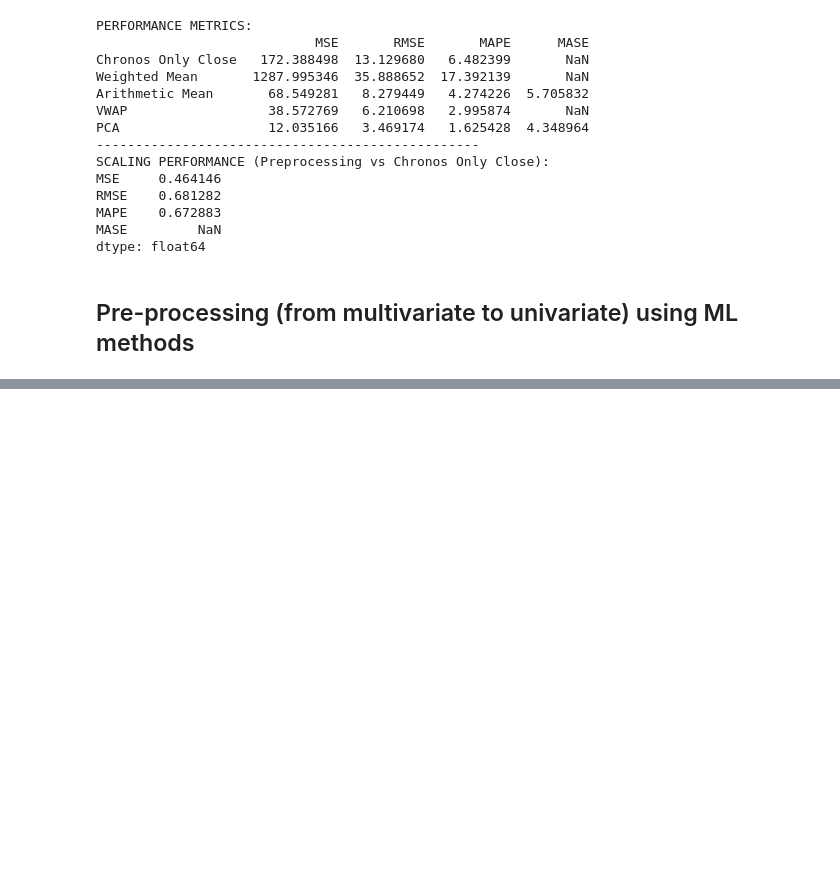
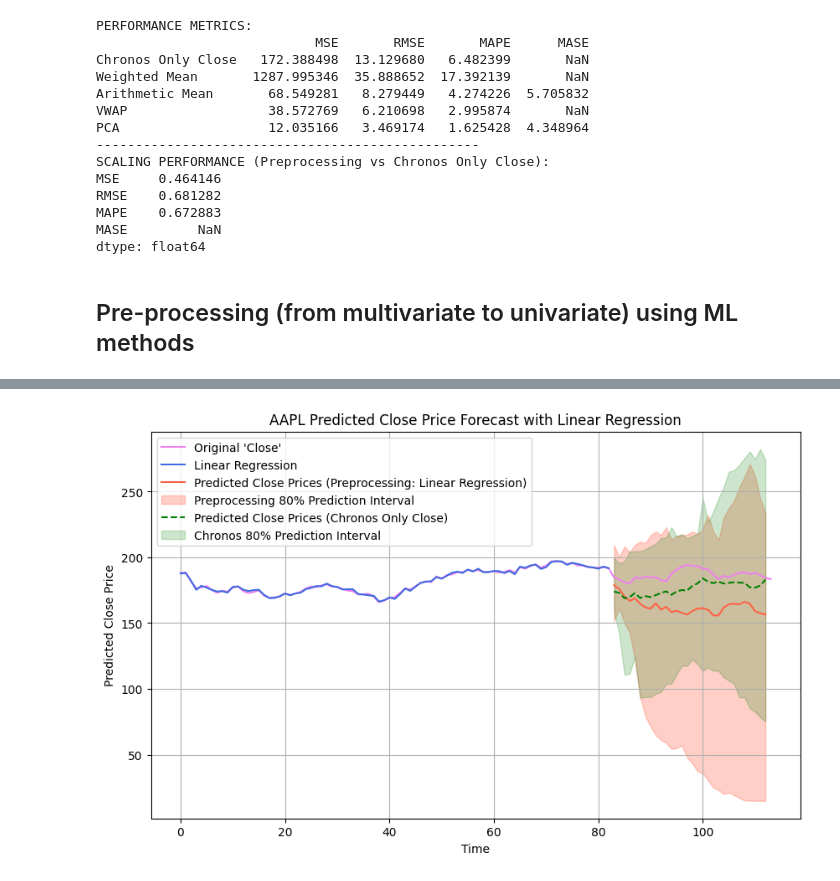
Before and after one commit to JackBstn/Chronos_multivariate, a Jupyter notebook: chronos_multivariate_preprocessing.ipynb, the cells around one changed output, grey strips where cells are left out. Drawn from its saved outputs; the diff is of its cells as text; code cells hidden in the pictures; blank space fills up the shorter version.

Commit message:
add evaluation (ML preprocessing methods)

```diff
--- a/chronos_multivariate_preprocessing.ipynb
+++ b/chronos_multivariate_preprocessing.ipynb
@@ -354,0 +269,83 @@ Support Vector Regression Variance: [  1.6156919   3.1371226   6.727488    8.329
+# %%
+# ML methods for regression
+models = {
+    "Linear Regression": LinearRegression(),
+    "Random Forest": RandomForestRegressor(n_estimators=100, random_state=seed),
+    "Support Vector Regression": SVR(kernel='rbf')
+}
+
+# Dictionary to store metrics for ML models
+ml_results = {}
+
+# Chronos prediction using only Close prices
+forecast_close = pipeline.predict(
+    context=torch.tensor(data['Close'].values), prediction_length=30
+)
+
+# Extract forecast statistics
+forecast_index_close = range(len(data['Close']), len(data['Close']) + 30)
+low_close, median_close, high_close = np.quantile(forecast_close[0].numpy(), [0.1, 0.5, 0.9], axis=0)
+mean_forecast_close = np.mean(forecast_close[0].numpy(), axis=0)
+
+# Compute metrics for Chronos (Close-only)
+actual_values = data_to_predict['Close'].values[:30] # True values for comparison
+ml_results["Chronos Only Close"] = compute_metrics(actual_values, mean_forecast_close, data['Close'])
+
+
+for model_name, model in models.items():
+    # Step 1: Fit the model
+    model.fit(X_scaled, y)
+
+    # Previsione dei valori di Close
+    predicted_close = model.predict(X_scaled)
+
+    # Step 2: Forecasting con Chronos
+    forecast = pipeline.predict(
+        context=torch.tensor(predicted_close), prediction_length=30
+    )
+
+    # Extract forecast statistics
+    forecast_index = range(len(predicted_close), len(predicted_close) + 30)
+    low, median, high = np.quantile(forecast[0].numpy(), [0.1, 0.5, 0.9], axis=0)
+    mean_forecast = np.mean(forecast[0].numpy(), axis=0)
+    variance_forecast = np.var(forecast[0].numpy(), axis=0)
+
+    # Store metrics in the results dictionary
+    actual_values = data_to_predict['Close'].values[:30]  # True values for comparison
+    ml_results[model_name] = compute_metrics(actual_values, mean_forecast, predicted_close)
+
+    print(f"{model_name} Variance: {variance_forecast}")
+
+    # Step 3: Visualization
+    plt.figure(figsize=(10, 6))
+    plt.plot(all_close_values, color="violet", label="Original 'Close'")  # Original Close Prices
+    plt.plot(predicted_close, color="royalblue", label=f"{model_name}")  # Predicted Close
+
+    # Predicted Close Prices using Chronos forecast
+    plt.plot(forecast_index, mean_forecast, color="tomato", label=f"Predicted Close Prices (Preprocessing: {model_name})")
+    plt.fill_between(forecast_index, low, high, color="tomato", alpha=0.3, label="Preprocessing 80% Prediction Interval")
+
+    # Add Chronos-only Close prediction
+    plt.plot(forecast_index_close, mean_forecast_close, color="green", linestyle="dashed",
+            label="Predicted Close Prices (Chronos Only Close)")
+    plt.fill_between(forecast_index_close, low_close, high_close, color="green", alpha=0.2, label="Chronos 80% Prediction Interval")
+
+    plt.title(f"{symbol} Predicted Close Price Forecast with {model_name}")
+    plt.xlabel("Time")
+    plt.ylabel("Predicted Close Price")
+    plt.legend()
+    plt.grid()
+    plt.savefig(f"{model_name.replace(' ', '_')}.png")
+    plt.show()
+
+# Convert results for ML models to DataFrame
+ml_results_df = pd.DataFrame(ml_results).T
+print("PERFORMANCE METRICS (ML Models):")
+print(ml_results_df)
+
+# Compute relative performance for ML models
+relative_scores_ml = agg_relative_score(ml_results_df.iloc[1:], ml_results_df.iloc[0])  # Exclude Chronos Only Close as baseline
+print("-------------------------------------------------")
+print("SCALING PERFORMANCE (ML Models vs Chronos Only Close):")
+print(relative_scores_ml)
+# %% [output]
@@ -354,0 +357 @@ Support Vector Regression Variance: [  1.6156919   3.1371226   6.727488    8.329
+[figure, added]
```
Also changed, not shown: parts of 10 cells of this notebook.
